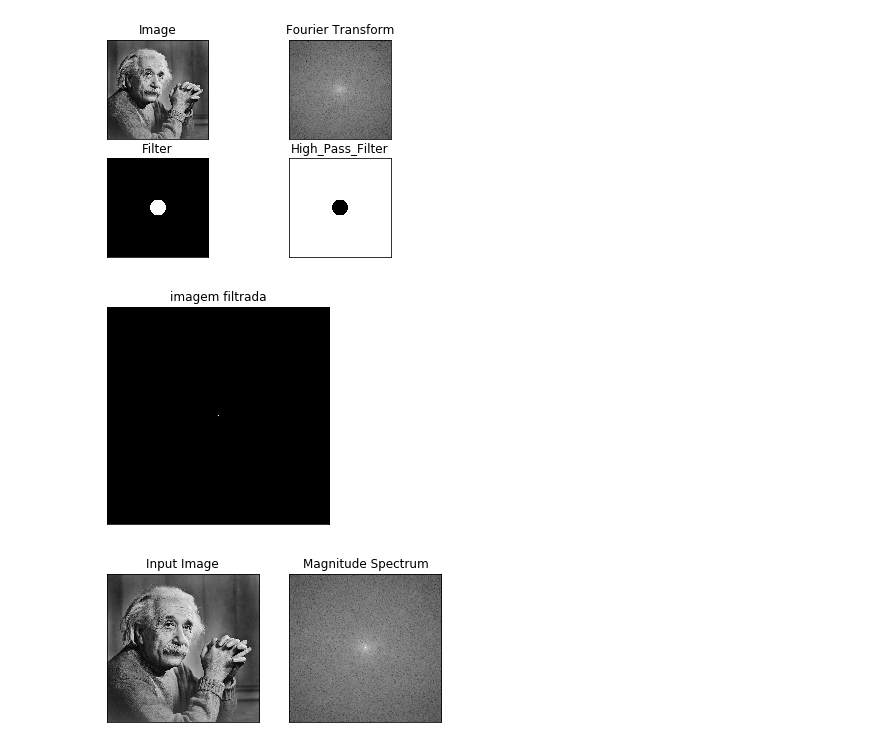
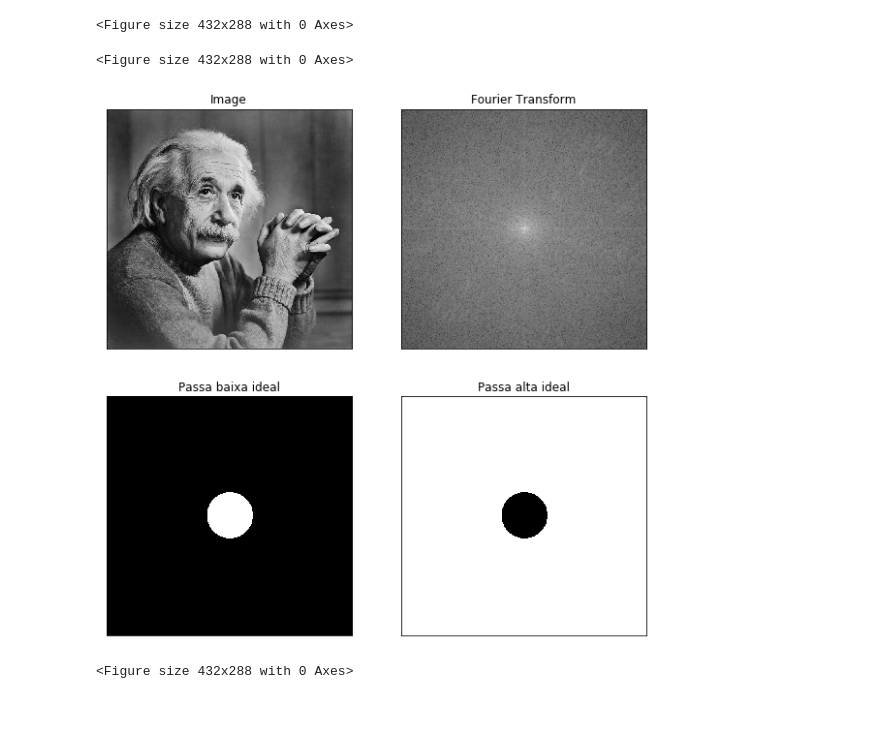
Before and after one commit to gabimaia/PDI, a Jupyter notebook: Filtros_na_frequência/filtros_na_frequencia.ipynb, the cells around one changed output. Cells and saved outputs as stored; diff of their text form; code cells hidden in the pictures; blank space fills up the shorter version.

```diff
--- a/Filtros_na_frequência/filtros_na_frequencia.ipynb
+++ b/Filtros_na_frequência/filtros_na_frequencia.ipynb
@@ -1,48 +1,49 @@
 # %%
-#ButH = (1+ (np.sqrt(2)-1)((D0/D)(2*n)))*-1         #funcao BUTTERWORTH passa alta
-#ButL = (1+ (np.sqrt(2)-1)((D/D0)(2*n)))*-1         #funcao  BUTTERWORTH passa baixa
-# posição dos pixels em forma circular
-#D = np.sqrt((x-np.array(center)[0]) * 2 + (y-np.array(center)[1]) * 2)
-
-
 import cv2
 import numpy as np
 from matplotlib import pyplot as plt
 
-img = cv2.imread('einstein.jpg', 0)
+img = cv2.imread('einstein.jpg',0)
 height, width = img.shape
 
+# fft convertendo a imagem para o dominio da frequencia
+
+f = np.fft.fft2(img)
+
+fshift = np.fft.fftshift(f)
+
+rows, cols = img.shape
+crow,ccol = rows/2 , cols/2
+
 plt.figure("Input")
-plt.subplot(221),plt.imshow(img, cmap = 'gray')
-plt.title('Image'), plt.xticks([]), plt.yticks([])
 
-fft = np.log(np.abs(np.fft.fftshift(np.fft.fft2(img))))
-plt.subplot(222),plt.imshow(fft, cmap = 'gray')
-plt.title('Fourier Transform'), plt.xticks([]), plt.yticks([])
+magnitude_spectrum = 20*np.log(np.abs(fshift))
 
-r = 50
+r = 60
 h_Filter_Low_Pass = np.zeros(img.size, img.dtype).reshape(img.shape)
 for icounter in range(1, height):
     for jcounter in range(1, width):
         if ((icounter - height/2)**2 + (jcounter - width/2)**2) < r**2:
             h_Filter_Low_Pass[icounter, jcounter] = 1
+
+
+plt.figure(figsize=(10,10))
+plt.subplot(221),plt.imshow(img, cmap = 'gray')
+plt.title('Image'), plt.xticks([]), plt.yticks([])
+plt.subplot(222),plt.imshow(magnitude_spectrum, cmap = 'gray')
+plt.title('Fourier Transform'), plt.xticks([]), plt.yticks([])
 plt.subplot(223),plt.imshow((h_Filter_Low_Pass), cmap = 'gray')
-plt.title('Filter'), plt.xticks([]), plt.yticks([])
-
+plt.title('Passa baixa ideal'), plt.xticks([]), plt.yticks([])
 plt.subplot(224),plt.imshow((h_Filter_Low_Pass-1), cmap = 'gray')
-plt.title('High_Pass_Filter'), plt.xticks([]), plt.yticks([])
-
-filter_fft = np.log(np.abs(np.fft.fftshift(np.fft.fft2(h_Filter_Low_Pass))))
+plt.title('Passa alta ideal'), plt.xticks([]), plt.yticks([])
+#filter_fft = np.log(np.abs(np.fft.fftshift(np.fft.fft2(h_Filter_Low_Pass))))
 #plt.subplot(224),plt.imshow(h_fft, cmap = 'gray')
 #plt.title('Fourier Transform (Filter)'), plt.xticks([]), plt.yticks([])
 
 
 plt.figure("Output")
-g = fft * filter_fft
-g_ifft = np.abs(np.fft.ifftshift(np.fft.ifft2(g)).real)
-plt.subplot(),plt.imshow(g_ifft, cmap = 'gray')
-plt.title('imagem filtrada'), plt.xticks([]), plt.yticks([])
-plt.show()
 # %% [output]
+<Figure size 432x288 with 0 Axes>
+<Figure size 432x288 with 0 Axes>
-[figure, old version]
+[figure, new version]
-[figure, removed]
+<Figure size 432x288 with 0 Axes>
@@ -58,17 +49,0 @@ D = np.sqrt((x-np.array(center)[0]) * 2 + (y-np.array(center)[1]) * 2)
-# %%
-import cv2
-import numpy as np
-from matplotlib import pyplot as plt
-
-img = cv2.imread('einstein.jpg',0)
-f = np.fft.fft2(img)
-fshift = np.fft.fftshift(f)
-magnitude_spectrum = 20*np.log(np.abs(fshift))
-
-plt.subplot(121),plt.imshow(img, cmap = 'gray')
-plt.title('Input Image'), plt.xticks([]), plt.yticks([])
-plt.subplot(122),plt.imshow(magnitude_spectrum, cmap = 'gray')
-plt.title('Magnitude Spectrum'), plt.xticks([]), plt.yticks([])
-plt.show()
-# %% [output]
-[figure, removed]
```
Also changed, not shown: parts of 6 cells of this notebook.
